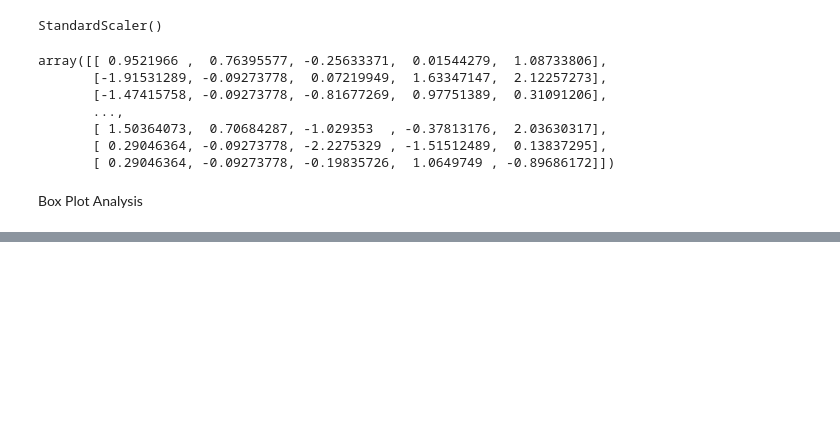
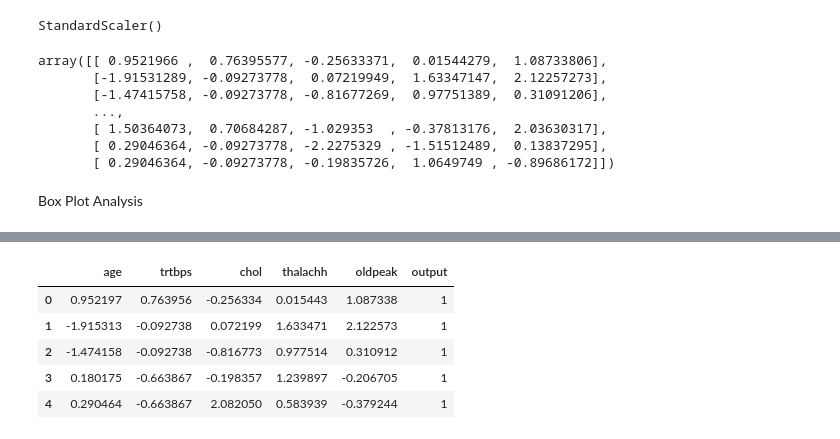
Before and after one commit to Scorpowl/Heart-Attack-Analysis-Prediction, a Jupyter notebook: heart_attack.ipynb, the cells around one changed output, grey strips where cells are left out. Drawn from its saved outputs; the diff is of its cells as text; code cells hidden in the pictures; blank space fills up the shorter version.

```diff
--- a/heart_attack.ipynb
+++ b/heart_attack.ipynb
@@ -146,0 +157,10 @@ Box Plot Analysis
+# %%
+df_dummy = pd.concat([df_dummy, df.loc[:, "output"]], axis = 1)
+df_dummy.head()
+# %% [output]
+|  | age | trtbps | chol | thalachh | oldpeak | output |
+| 0 | 0.952197 | 0.763956 | -0.256334 | 0.015443 | 1.087338 | 1 |
+| 1 | -1.915313 | -0.092738 | 0.072199 | 1.633471 | 2.122573 | 1 |
+| 2 | -1.474158 | -0.092738 | -0.816773 | 0.977514 | 0.310912 | 1 |
+| 3 | 0.180175 | -0.663867 | -0.198357 | 1.239897 | -0.206705 | 1 |
+| 4 | 0.290464 | -0.663867 | 2.082050 | 0.583939 | -0.379244 | 1 |
```
Also changed, not shown: parts of 4 cells of this notebook.
